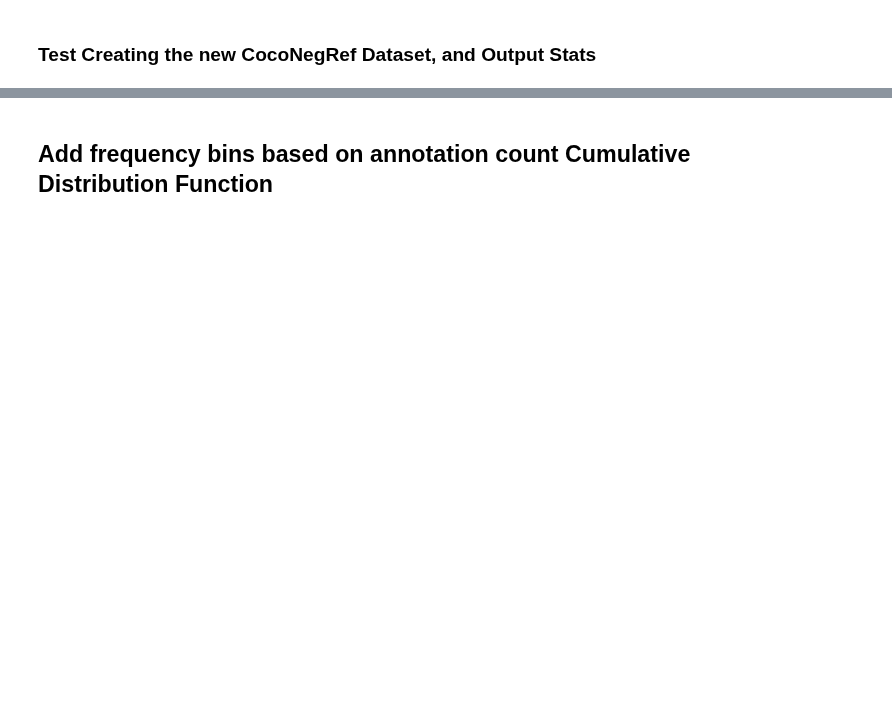
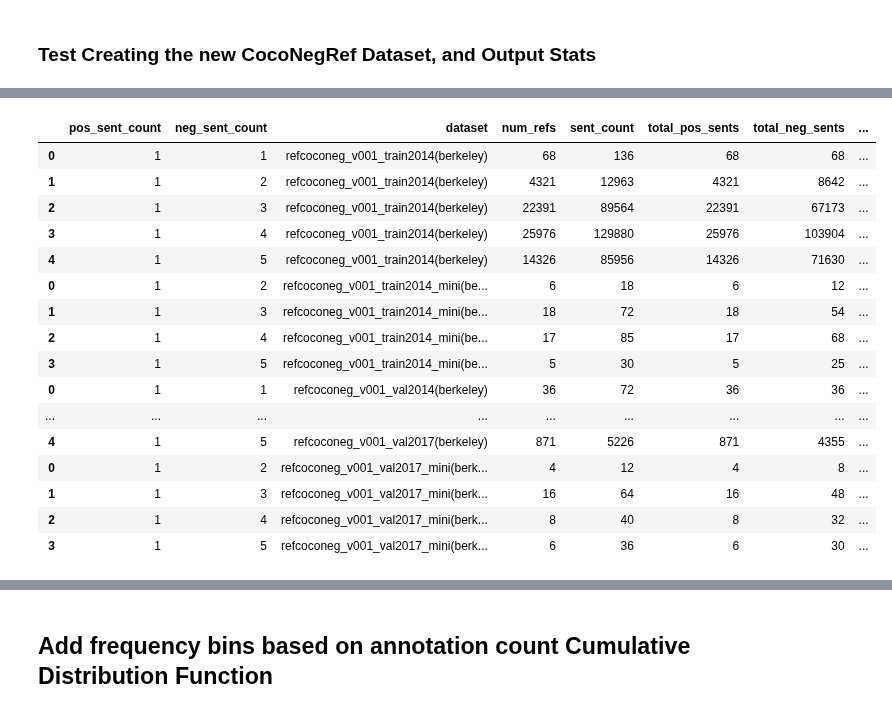
Before and after one commit to GiscardBiamby/cocobetter, a Jupyter notebook: PythonAPI/notebooks/ref_correct/neg_refcoco_v001.ipynb, the cells around one changed output, grey strips where cells are left out. Drawn from its saved outputs; the diff is of its cells as text; code cells hidden in the pictures; blank space fills up the shorter version.

```diff
--- a/PythonAPI/notebooks/ref_correct/neg_refcoco_v001.ipynb
+++ b/PythonAPI/notebooks/ref_correct/neg_refcoco_v001.ipynb
@@ -184,8 +193,8 @@ def get_sibling_lookup(
     return cat_to_siblings
 
 
-sibling_lookup = get_sibling_lookup(coco, cat_counts_all)
-print("Num sibling lookups: ", len(sibling_lookup))
+# sibling_lookup = get_sibling_lookup(coco, cat_counts_all)
+# print("Num sibling lookups: ", len(sibling_lookup))
 # %%
 def add_sentence(
     sentence_id: int,
@@ -383,8 +511,14 @@ VALID_SPLITS = {
     "refcoco": ["google"],
     "refcoco+": ["unc"],
     "refcocog": ["google", "umd"],
-    "refcoconeg_v001": ["berkeley"],
-    "refcoconeg_v001_mini": ["berkeley"],
+    "refcoconeg_v001_train2014": ["berkeley"],
+    "refcoconeg_v001_train2014_mini": ["berkeley"],
+    "refcoconeg_v001_val2014": ["berkeley"],
+    "refcoconeg_v001_val2014_mini": ["berkeley"],
+    "refcoconeg_v001_train2017": ["berkeley"],
+    "refcoconeg_v001_train2017_mini": ["berkeley"],
+    "refcoconeg_v001_val2017": ["berkeley"],
+    "refcoconeg_v001_val2017_mini": ["berkeley"],
 }
 
 
@@ -403,23 +537,33 @@ def build_refcoco(refseg_path: Path, dataset_name: str, split_by: str = None) ->
     return coco
 
 
-coconegref = build_refcoco(
-    Path(f"./output/ref_seg/").resolve(), dataset_name, split_by="berkeley"
-)
-coconegref_stats = CocoClassDistHelper(
-    Path(f"./output/ref_seg").resolve(),
-    is_ref_dataset=True,
-    dataset_name=dataset_name,
-    split_by="berkeley",
-)
-df, df_agg = coconegref_stats.get_ref_stats()
-# display(df)
-display(df_agg)
 
-df_agg_2 = df_agg.groupby(lambda x: True).agg(
-    num_refs=("num_refs", "sum"),
-    sent_count=("sent_count", "sum"),
-    total_pos_sents=("total_pos_sents", "sum"),
-    total_neg_sents=("total_neg_sents", "sum"),
-)
-display(df_agg_2)
+df_aggs = []
+for ds_name in [
+    "refcoconeg_v001_train2014",
+    "refcoconeg_v001_train2014_mini",
+    "refcoconeg_v001_val2014",
+    "refcoconeg_v001_val2014_mini",
+    "refcoconeg_v001_train2017",
+    "refcoconeg_v001_train2017_mini",
+    "refcoconeg_v001_val2017",
+    "refcoconeg_v001_val2017_mini",
+]:
+    print("\n\n")
+    print("=" * 220)
+    print(f"Dataset: {ds_name}(berkeley)")
+    coconegref_stats = CocoClassDistHelper(
+        Path(f"./output/ref_seg").resolve(),
+        is_ref_dataset=True,
+        dataset_name=ds_name,
+        split_by="berkeley",
+    )
+    df_refcoco, df_refcoco_agg = coconegref_stats.get_ref_stats()
+    df_aggs.append(df_refcoco_agg)
+
+
+df_aggs = pd.concat(df_aggs)
+
+
+display(df_aggs)
+# %% [output]
@@ -425,0 +587,17 @@ display(df_agg_2)
+|  | pos_sent_count | neg_sent_count | dataset | num_refs | sent_count | total_pos_sents | total_neg_sents | ... |
+| 0 | 1 | 1 | refcoconeg_v001_train2014(berkeley) | 68 | 136 | 68 | 68 | ... |
+| 1 | 1 | 2 | refcoconeg_v001_train2014(berkeley) | 4321 | 12963 | 4321 | 8642 | ... |
+| 2 | 1 | 3 | refcoconeg_v001_train2014(berkeley) | 22391 | 89564 | 22391 | 67173 | ... |
+| 3 | 1 | 4 | refcoconeg_v001_train2014(berkeley) | 25976 | 129880 | 25976 | 103904 | ... |
+| 4 | 1 | 5 | refcoconeg_v001_train2014(berkeley) | 14326 | 85956 | 14326 | 71630 | ... |
+| 0 | 1 | 2 | refcoconeg_v001_train2014_mini(be... | 6 | 18 | 6 | 12 | ... |
+| 1 | 1 | 3 | refcoconeg_v001_train2014_mini(be... | 18 | 72 | 18 | 54 | ... |
+| 2 | 1 | 4 | refcoconeg_v001_train2014_mini(be... | 17 | 85 | 17 | 68 | ... |
+| 3 | 1 | 5 | refcoconeg_v001_train2014_mini(be... | 5 | 30 | 5 | 25 | ... |
+| 0 | 1 | 1 | refcoconeg_v001_val2014(berkeley) | 36 | 72 | 36 | 36 | ... |
+| ... | ... | ... | ... | ... | ... | ... | ... | ... |
+| 4 | 1 | 5 | refcoconeg_v001_val2017(berkeley) | 871 | 5226 | 871 | 4355 | ... |
+| 0 | 1 | 2 | refcoconeg_v001_val2017_mini(berk... | 4 | 12 | 4 | 8 | ... |
+| 1 | 1 | 3 | refcoconeg_v001_val2017_mini(berk... | 16 | 64 | 16 | 48 | ... |
+| 2 | 1 | 4 | refcoconeg_v001_val2017_mini(berk... | 8 | 40 | 8 | 32 | ... |
+| 3 | 1 | 5 | refcoconeg_v001_val2017_mini(berk... | 6 | 36 | 6 | 30 | ... |
```
Also changed, not shown: parts of 16 cells of this notebook, 7 other files.
